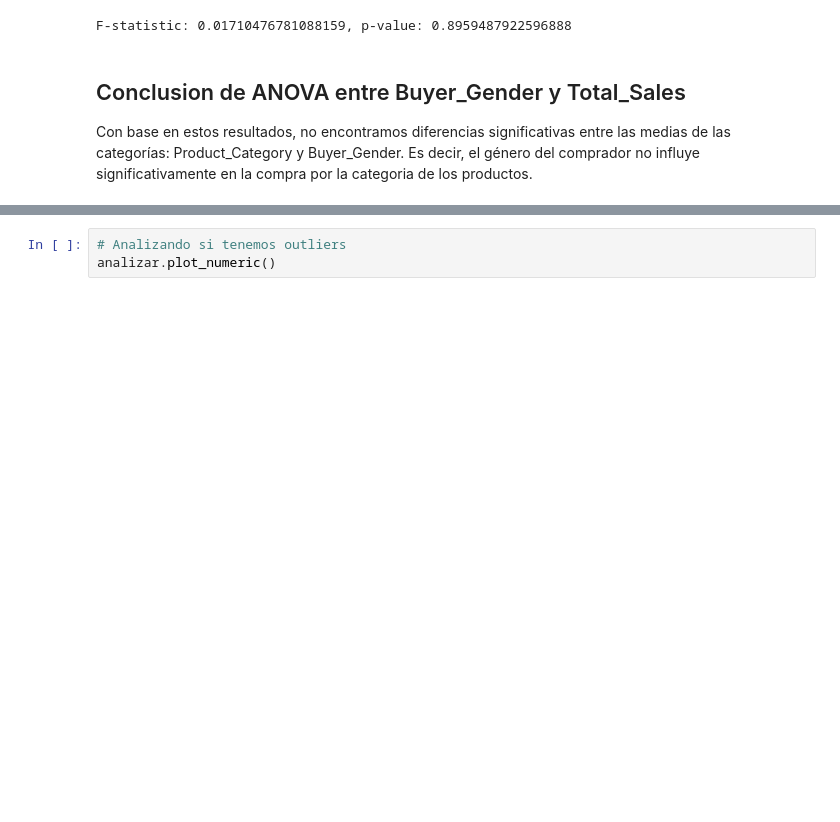
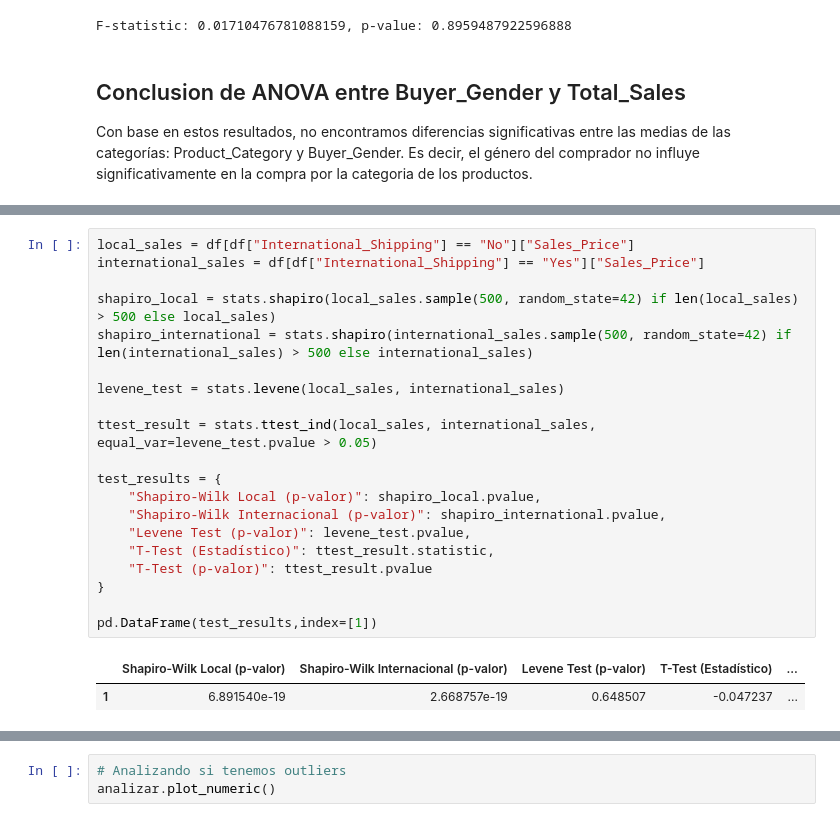
Before and after one commit to abdonrb/proyecto-ml, a Jupyter notebook: ML/notebooks/EDA.ipynb, the cells around one changed output, grey strips where cells are left out. Saved outputs shown, nothing was run; the diff lists cells and outputs as text; blank space fills up the shorter version.

```diff
--- a/ML/notebooks/EDA.ipynb
+++ b/ML/notebooks/EDA.ipynb
@@ -272,0 +282,23 @@ Con base en estos resultados, no encontramos diferencias significativas entre la
+# %%
+local_sales = df[df["International_Shipping"] == "No"]["Sales_Price"]
+international_sales = df[df["International_Shipping"] == "Yes"]["Sales_Price"]
+
+shapiro_local = stats.shapiro(local_sales.sample(500, random_state=42) if len(local_sales) > 500 else local_sales)
+shapiro_international = stats.shapiro(international_sales.sample(500, random_state=42) if len(international_sales) > 500 else international_sales)
+
+levene_test = stats.levene(local_sales, international_sales)
+
+ttest_result = stats.ttest_ind(local_sales, international_sales, equal_var=levene_test.pvalue > 0.05)
+
+test_results = {
+    "Shapiro-Wilk Local (p-valor)": shapiro_local.pvalue,
+    "Shapiro-Wilk Internacional (p-valor)": shapiro_international.pvalue,
+    "Levene Test (p-valor)": levene_test.pvalue,
+    "T-Test (Estadístico)": ttest_result.statistic,
+    "T-Test (p-valor)": ttest_result.pvalue
+}
+
+pd.DataFrame(test_results,index=[1])
+# %% [output]
+|  | Shapiro-Wilk Local (p-valor) | Shapiro-Wilk Internacional (p-valor) | Levene Test (p-valor) | T-Test (Estadístico) | ... |
+| 1 | 6.891540e-19 | 2.668757e-19 | 0.648507 | -0.047237 | ... |
```
Also changed, not shown: parts of 16 cells of this notebook, 12 other files.
